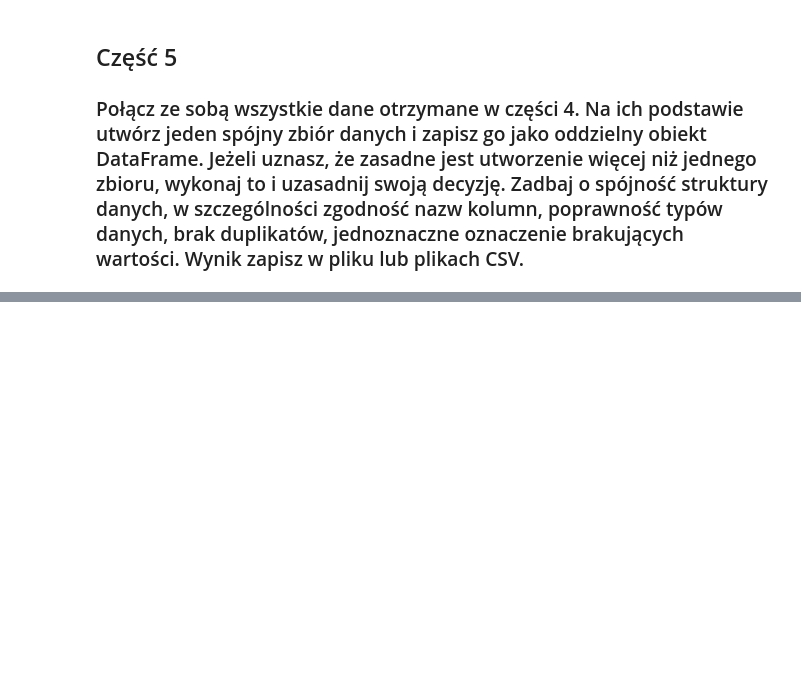
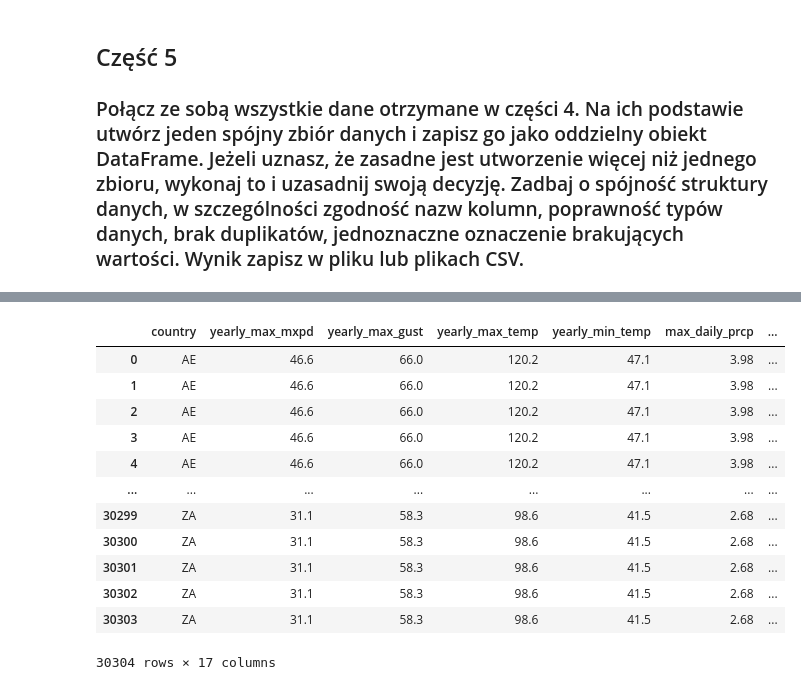
Before and after one commit to Matio004/PodstawyPrzetwarzaniaDuzychZbiorowDanych, a Jupyter notebook: zad1.ipynb, the cells around one changed output, grey strips where cells are left out. Saved outputs shown, nothing was run; the diff lists cells and outputs as text; code cells hidden in the pictures; blank space fills up the shorter version.

```diff
--- a/zad1.ipynb
+++ b/zad1.ipynb
@@ -380,0 +396,34 @@ pd.read_csv('data/extreme_weather.csv').merge(faostat, 'inner', left_on='country
+# %%
+weather= pd.read_csv('data/extreme_weather.csv')
+weather['date'] = pd.to_datetime(weather['date'])
+weather['year'] = weather['date'].dt.year
+weather
+year_weather = weather.groupby(['country', 'year']).agg({
+    'mxpsd': 'max',
+    'gust': 'max',
+    'max': 'max',
+    'min': 'min',
+    'prcp': 'max',
+    'snow_ice_pellets': 'sum',
+    'hail': 'sum',
+    'thunder': 'sum',
+    'tornado_funnel_cloud': 'sum'
+}).reset_index()
+year_weather.columns = ['country','year', 'yearly_max_mxpd','yearly_max_gust','yearly_max_temp','yearly_min_temp','max_daily_prcp','days_with_snow','days_with_hail','days_with_thunder','days_with_tornado_funnel_cloud']
+merged_data = year_weather.merge(faostat, how='inner', left_on=['country','year'], right_on=['area_code','year']).drop(columns=['area_code','year'])
+merged_data.to_csv('data/extreme_faostat_annual.csv', index=False)
+merged_data
+# %% [output]
+|  | country | yearly_max_mxpd | yearly_max_gust | yearly_max_temp | yearly_min_temp | max_daily_prcp | ... |
+| 0 | AE | 46.6 | 66.0 | 120.2 | 47.1 | 3.98 | ... |
+| 1 | AE | 46.6 | 66.0 | 120.2 | 47.1 | 3.98 | ... |
+| 2 | AE | 46.6 | 66.0 | 120.2 | 47.1 | 3.98 | ... |
+| 3 | AE | 46.6 | 66.0 | 120.2 | 47.1 | 3.98 | ... |
+| 4 | AE | 46.6 | 66.0 | 120.2 | 47.1 | 3.98 | ... |
+| ... | ... | ... | ... | ... | ... | ... | ... |
+| 30299 | ZA | 31.1 | 58.3 | 98.6 | 41.5 | 2.68 | ... |
+| 30300 | ZA | 31.1 | 58.3 | 98.6 | 41.5 | 2.68 | ... |
+| 30301 | ZA | 31.1 | 58.3 | 98.6 | 41.5 | 2.68 | ... |
+| 30302 | ZA | 31.1 | 58.3 | 98.6 | 41.5 | 2.68 | ... |
+| 30303 | ZA | 31.1 | 58.3 | 98.6 | 41.5 | 2.68 | ... |
+30304 rows × 17 columns
```
Also changed, not shown: parts of 9 cells of this notebook.
